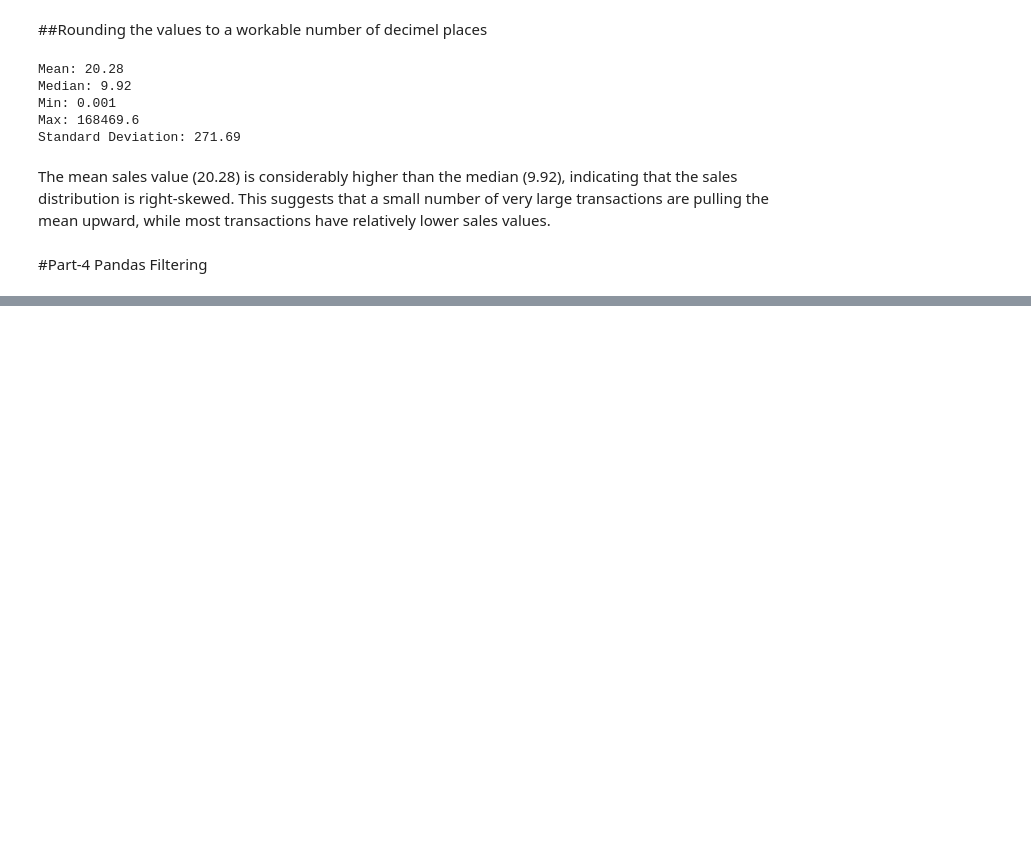
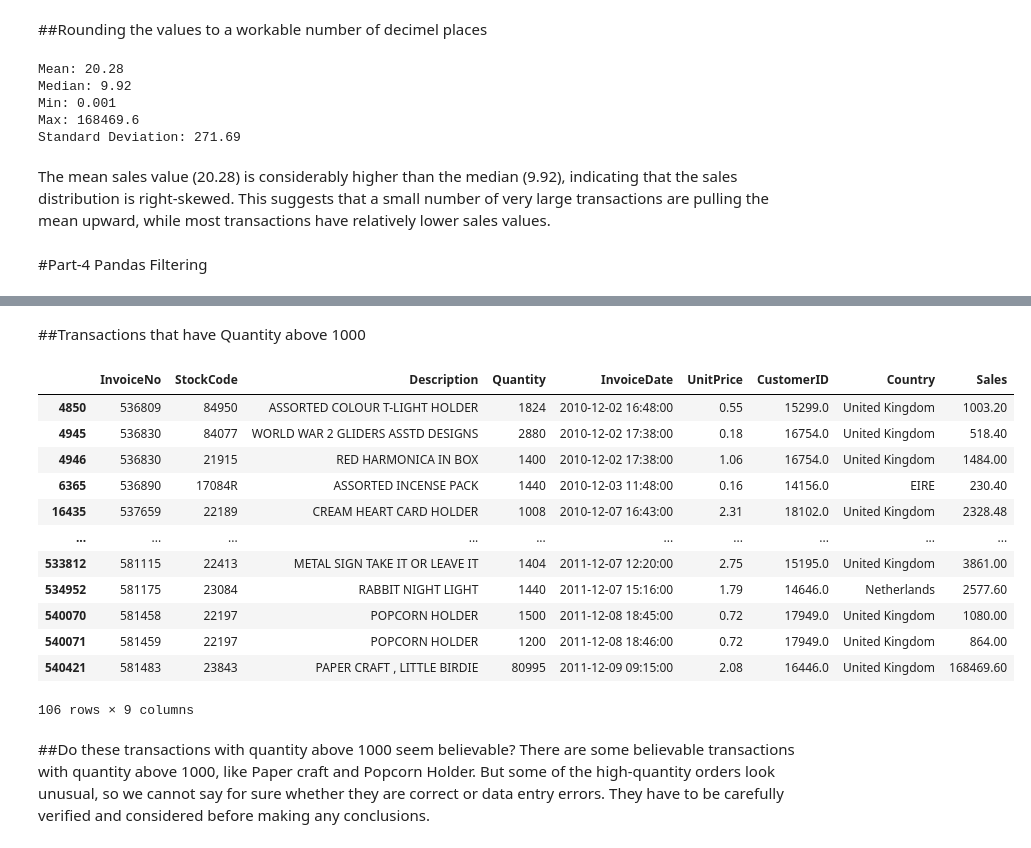
Before and after one commit to AishwaryaJupudi/Rebounce-Applied-AI-and-Analytics-Codes, a Jupyter notebook: Python_301.ipynb, the cells around one changed output, grey strips where cells are left out. Saved outputs shown, nothing was run; the diff lists cells and outputs as text; code cells hidden in the pictures; blank space fills up the shorter version.

```diff
--- a/Python_301.ipynb
+++ b/Python_301.ipynb
@@ -192,0 +258,21 @@ The mean sales value (20.28) is considerably higher than the median (9.92), indi
+# %% [markdown]
+##Transactions that have Quantity above 1000
+# %%
+df_clean[df_clean['Quantity']>1000]
+# %% [output]
+|  | InvoiceNo | StockCode | Description | Quantity | InvoiceDate | UnitPrice | CustomerID | Country | Sales |
+| 4850 | 536809 | 84950 | ASSORTED COLOUR T-LIGHT HOLDER | 1824 | 2010-12-02 16:48:00 | 0.55 | 15299.0 | United Kingdom | 1003.20 |
+| 4945 | 536830 | 84077 | WORLD WAR 2 GLIDERS ASSTD DESIGNS | 2880 | 2010-12-02 17:38:00 | 0.18 | 16754.0 | United Kingdom | 518.40 |
+| 4946 | 536830 | 21915 | RED HARMONICA IN BOX | 1400 | 2010-12-02 17:38:00 | 1.06 | 16754.0 | United Kingdom | 1484.00 |
+| 6365 | 536890 | 17084R | ASSORTED INCENSE PACK | 1440 | 2010-12-03 11:48:00 | 0.16 | 14156.0 | EIRE | 230.40 |
+| 16435 | 537659 | 22189 | CREAM HEART CARD HOLDER | 1008 | 2010-12-07 16:43:00 | 2.31 | 18102.0 | United Kingdom | 2328.48 |
+| ... | ... | ... | ... | ... | ... | ... | ... | ... | ... |
+| 533812 | 581115 | 22413 | METAL SIGN TAKE IT OR LEAVE IT | 1404 | 2011-12-07 12:20:00 | 2.75 | 15195.0 | United Kingdom | 3861.00 |
+| 534952 | 581175 | 23084 | RABBIT NIGHT LIGHT | 1440 | 2011-12-07 15:16:00 | 1.79 | 14646.0 | Netherlands | 2577.60 |
+| 540070 | 581458 | 22197 | POPCORN HOLDER | 1500 | 2011-12-08 18:45:00 | 0.72 | 17949.0 | United Kingdom | 1080.00 |
+| 540071 | 581459 | 22197 | POPCORN HOLDER | 1200 | 2011-12-08 18:46:00 | 0.72 | 17949.0 | United Kingdom | 864.00 |
+| 540421 | 581483 | 23843 | PAPER CRAFT , LITTLE BIRDIE | 80995 | 2011-12-09 09:15:00 | 2.08 | 16446.0 | United Kingdom | 168469.60 |
+106 rows × 9 columns
+# %% [markdown]
+##Do these transactions with quantity above 1000 seem believable?
+There are some believable transactions with quantity above 1000, like Paper craft and Popcorn Holder. But some of the high-quantity orders look unusual, so we cannot say for sure whether they are correct or data entry errors. They have to be carefully verified and considered before making any conclusions.
```
Also changed, not shown: parts of 25 cells of this notebook.
